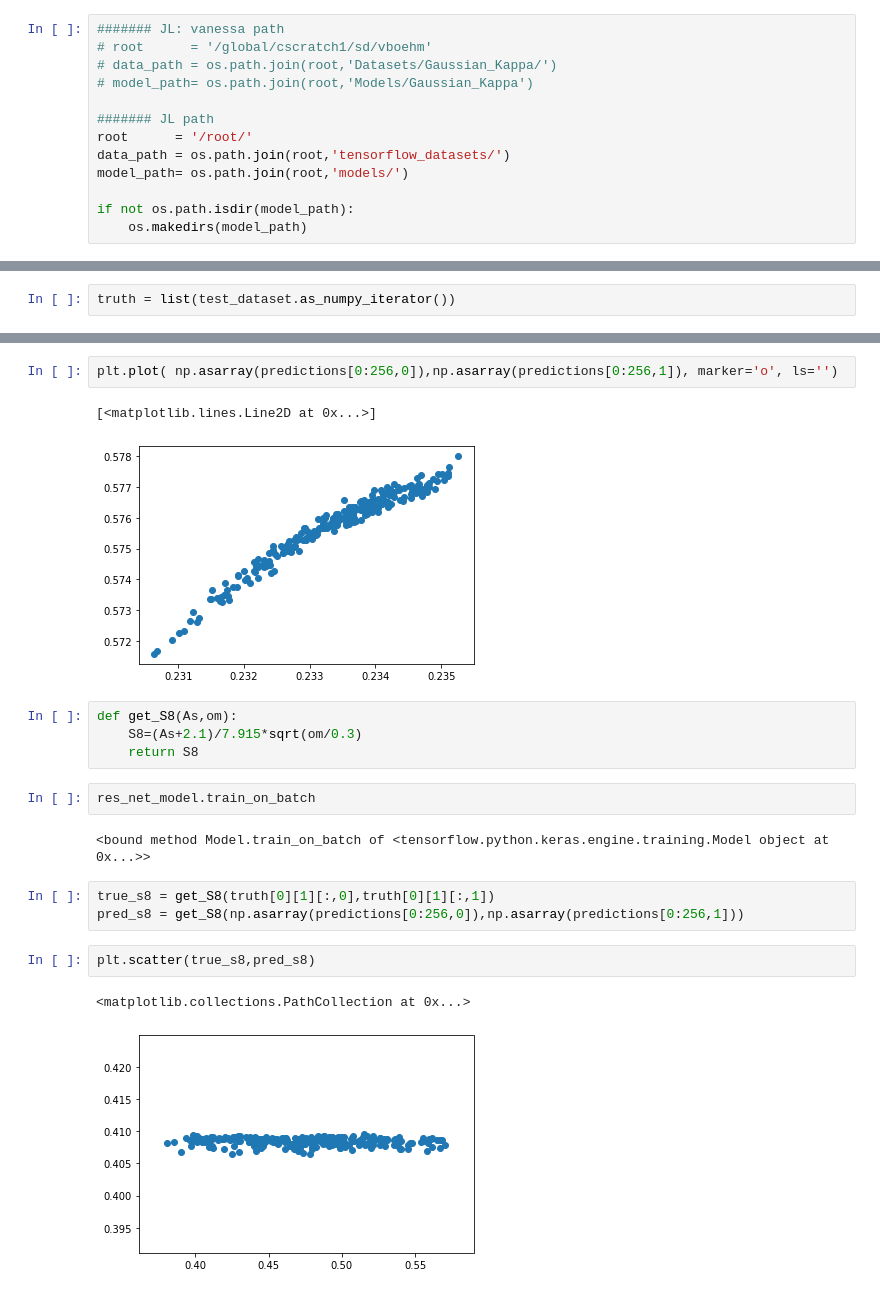
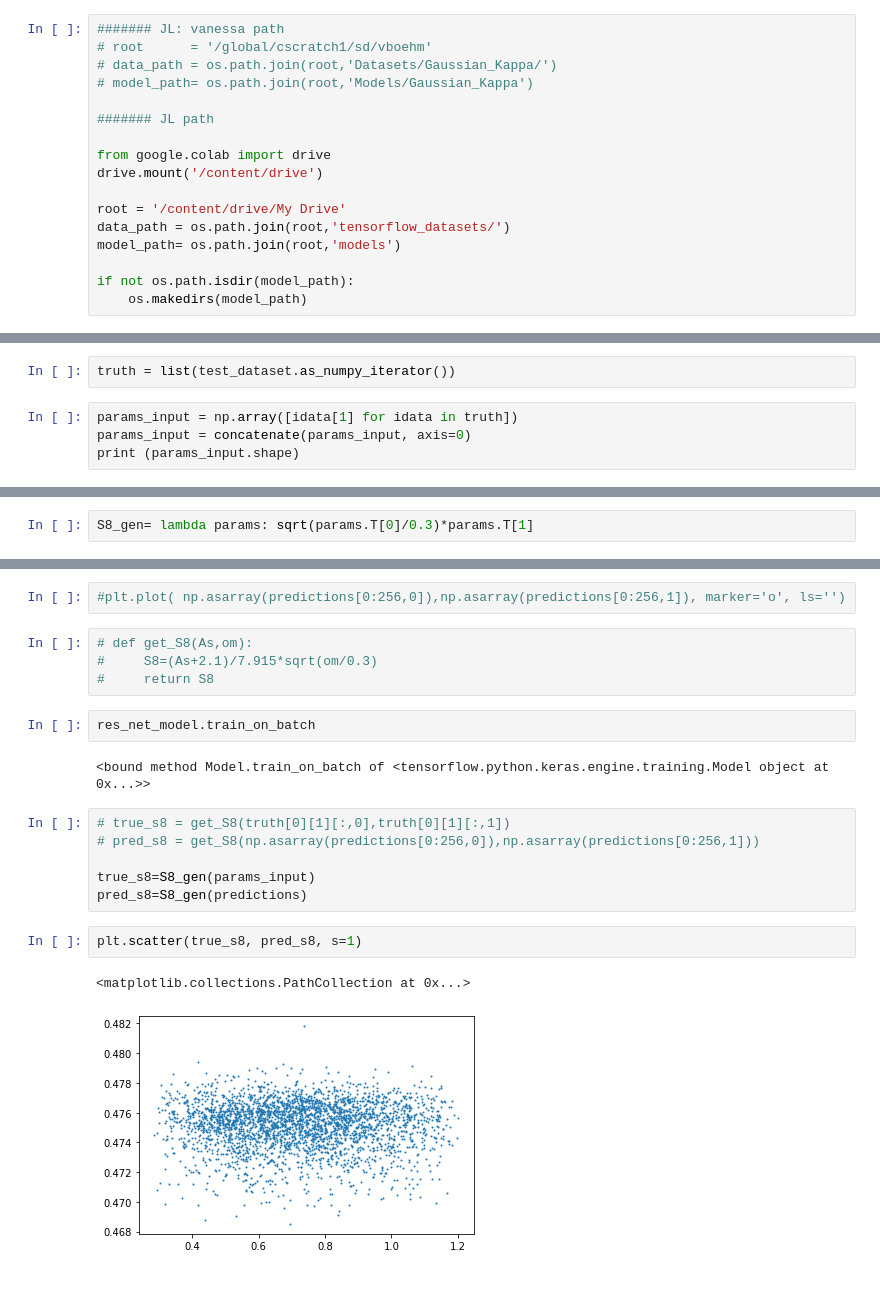
Before and after one commit to liuxx479/Outlier, a Jupyter notebook: notebooks/ResNet_TF.ipynb, the cells around one changed output, grey strips where cells are left out. Drawn from its saved outputs; the diff is of its cells as text.

```diff
--- a/notebooks/ResNet_TF.ipynb
+++ b/notebooks/ResNet_TF.ipynb
@@ -21,9 +21,13 @@ ModuleNotFoundError: ignored
 # model_path= os.path.join(root,'Models/Gaussian_Kappa')
 
 ####### JL path
-root      = '/root/'
+
+from google.colab import drive
+drive.mount('/content/drive')
+
+root = '/content/drive/My Drive'
 data_path = os.path.join(root,'tensorflow_datasets/')
-model_path= os.path.join(root,'models/')
+model_path= os.path.join(root,'models')
 
 if not os.path.isdir(model_path):
     os.makedirs(model_path)
@@ -187,3 +207,7 @@ predictions.shape
 (3000, 2)
 # %%
 truth = list(test_dataset.as_numpy_iterator())
+# %%
+params_input = np.array([idata[1] for idata in truth])
+params_input = concatenate(params_input, axis=0)
+print (params_input.shape)
@@ -190 +216,3 @@ truth = list(test_dataset.as_numpy_iterator())
+# %%
+S8_gen= lambda params: sqrt(params.T[0]/0.3)*params.T[1]
 # %%
@@ -195,21 +230,21 @@ plt.plot( truth[0][1][:,0],truth[0][1][:,1], marker='o', ls='')
 # %%
-plt.plot( np.asarray(predictions[0:256,0]),np.asarray(predictions[0:256,1]), marker='o', ls='')
+#plt.plot( np.asarray(predictions[0:256,0]),np.asarray(predictions[0:256,1]), marker='o', ls='')
-# %% [output]
-[<matplotlib.lines.Line2D at 0x...>]
-[figure, removed]
 # %%
-def get_S8(As,om):
-    S8=(As+2.1)/7.915*sqrt(om/0.3)
-    return S8
+# def get_S8(As,om):
+#     S8=(As+2.1)/7.915*sqrt(om/0.3)
+#     return S8
 # %%
 res_net_model.train_on_batch
 # %% [output]
 <bound method Model.train_on_batch of <tensorflow.python.keras.engine.training.Model object at 0x...>>
 # %%
-true_s8 = get_S8(truth[0][1][:,0],truth[0][1][:,1])
-pred_s8 = get_S8(np.asarray(predictions[0:256,0]),np.asarray(predictions[0:256,1]))
+# true_s8 = get_S8(truth[0][1][:,0],truth[0][1][:,1])
+# pred_s8 = get_S8(np.asarray(predictions[0:256,0]),np.asarray(predictions[0:256,1]))
+
+true_s8=S8_gen(params_input)
+pred_s8=S8_gen(predictions)
 # %%
-plt.scatter(true_s8,pred_s8)
+plt.scatter(true_s8, pred_s8, s=1)
 # %% [output]
 <matplotlib.collections.PathCollection at 0x...>
-[figure, old version]
+[figure, new version]
```
Also changed, not shown: parts of 13 cells of this notebook.
